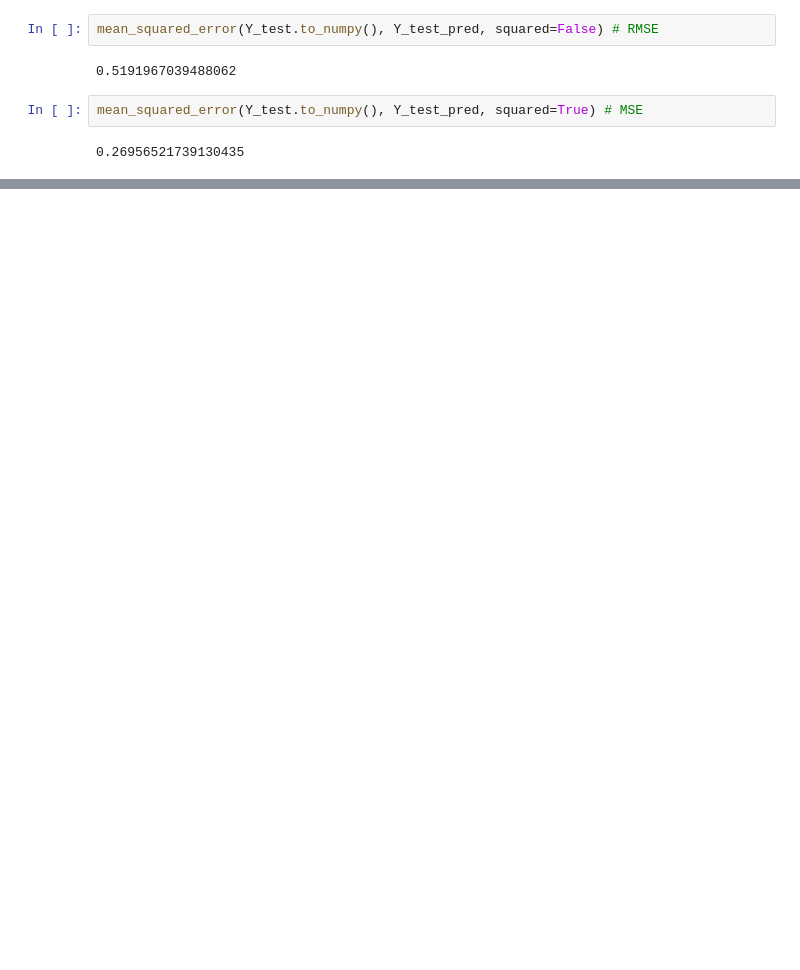
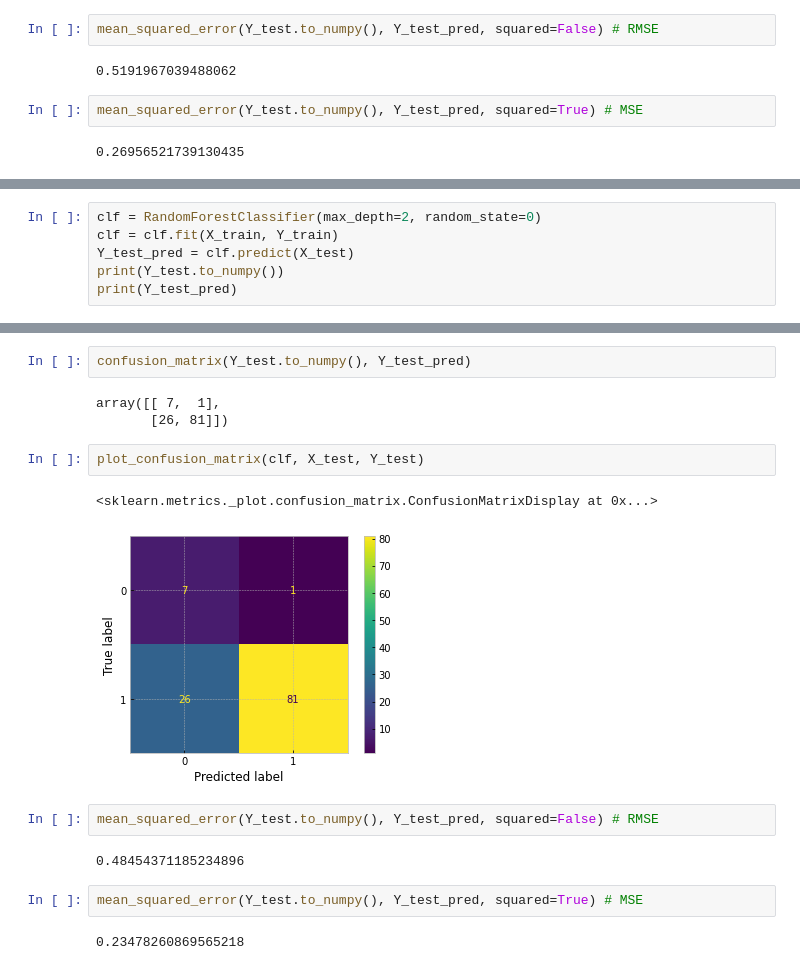
Before and after one commit to TheanLim/ReinforcementLearning, a Jupyter notebook: Parkinsons.ipynb, the cells around one changed output, grey strips where cells are left out. Saved outputs shown, nothing was run; the diff lists cells and outputs as text; blank space fills up the shorter version.

```diff
--- a/Parkinsons.ipynb
+++ b/Parkinsons.ipynb
@@ -499,0 +508,6 @@ graph
+# %%
+clf = RandomForestClassifier(max_depth=2, random_state=0)
+clf = clf.fit(X_train, Y_train)
+Y_test_pred = clf.predict(X_test)
+print(Y_test.to_numpy())
+print(Y_test_pred)
@@ -499,0 +523,18 @@ graph
+# %%
+confusion_matrix(Y_test.to_numpy(), Y_test_pred)
+# %% [output]
+array([[ 7,  1],
+       [26, 81]])
+# %%
+plot_confusion_matrix(clf, X_test, Y_test)
+# %% [output]
+<sklearn.metrics._plot.confusion_matrix.ConfusionMatrixDisplay at 0x...>
+[figure, added]
+# %%
+mean_squared_error(Y_test.to_numpy(), Y_test_pred, squared=False) # RMSE
+# %% [output]
+0.48454371185234896
+# %%
+mean_squared_error(Y_test.to_numpy(), Y_test_pred, squared=True) # MSE
+# %% [output]
+0.23478260869565218
```
Also changed, not shown: parts of 9 cells of this notebook.
